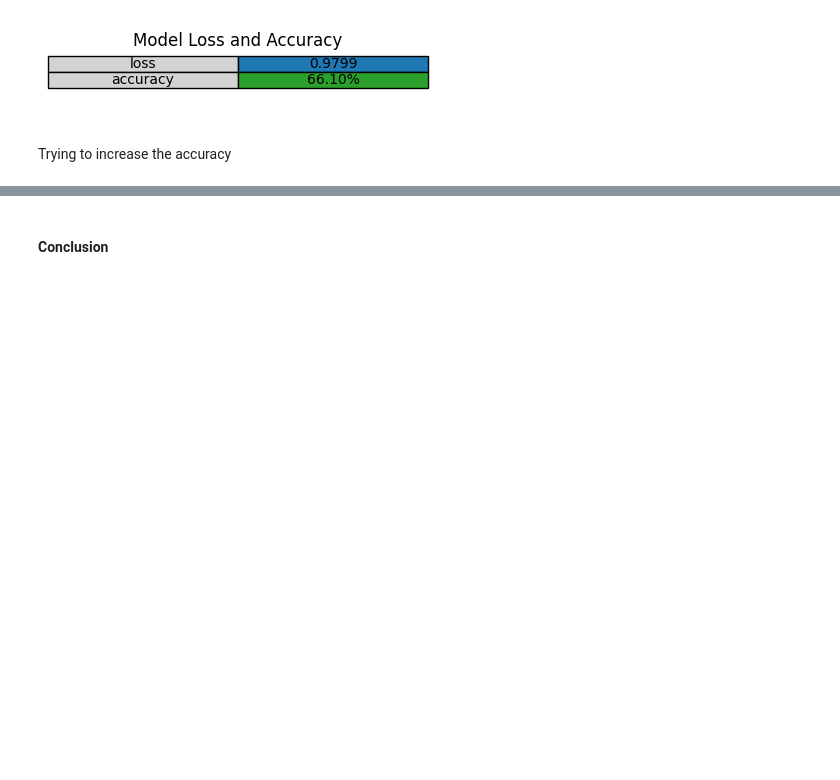
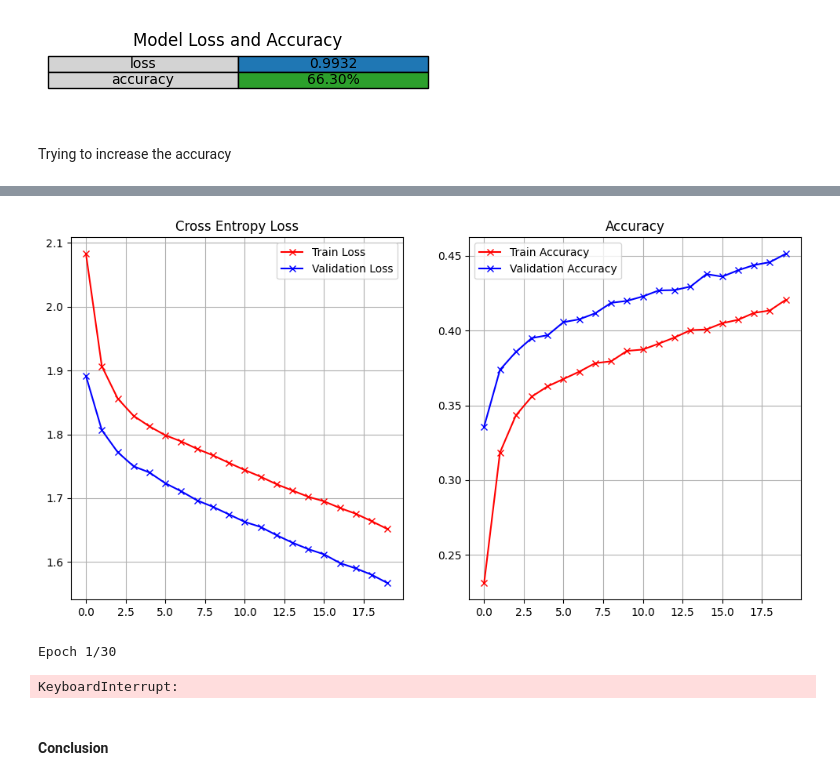
Before and after one commit to qkestacion07/CPE313, a Jupyter notebook: Estacion_Hands_on_Activity_2_1_Convolutional_Neural_Network.ipynb, the cells around one changed output, grey strips where cells are left out. Drawn from its saved outputs; the diff is of its cells as text; code cells hidden in the pictures; blank space fills up the shorter version.

```diff
--- a/Estacion_Hands_on_Activity_2_1_Convolutional_Neural_Network.ipynb
+++ b/Estacion_Hands_on_Activity_2_1_Convolutional_Neural_Network.ipynb
@@ -391,13 +411,14 @@ model_3.summary()
 # %%
-batch_size = 64
+from keras.optimizers import Adam
+batch_size = 100
 epoch = 20
-opt = keras.optimizers.RMSprop(learning_rate=0.0001)
+opt = Adam(learning_rate=0.0001)
 
-model_2.compile(loss='categorical_crossentropy',
+model_3.compile(loss='categorical_crossentropy',
               optimizer=opt,
               metrics=['accuracy'])
 
-model_2.fit(x_train, y_train,
+history_3 = model_3.fit(x_train, y_train,
               batch_size=batch_size,
               epochs=epoch,
               validation_data=(x_train, y_train))
@@ -403,0 +443,22 @@ model_2.fit(x_train, y_train,
+# %%
+plot_loss_accuracy(history_3)
+# %% [output]
+[figure, added]
+# %%
+batch_size = 100
+epoch = 30
+opt = Adam(learning_rate=0.005)
+
+model_3.compile(loss='categorical_crossentropy',
+              optimizer=opt,
+              metrics=['accuracy'])
+
+history_3_1 = model_3.fit(x_train, y_train,
+              batch_size=batch_size,
+              epochs=epoch,
+              validation_data=(x_train, y_train))
+
+plot_loss_accuracy(history_3_1)
+# %% [output]
+Epoch 1/30
+KeyboardInterrupt:
```
Also changed, not shown: parts of 8 cells of this notebook.
